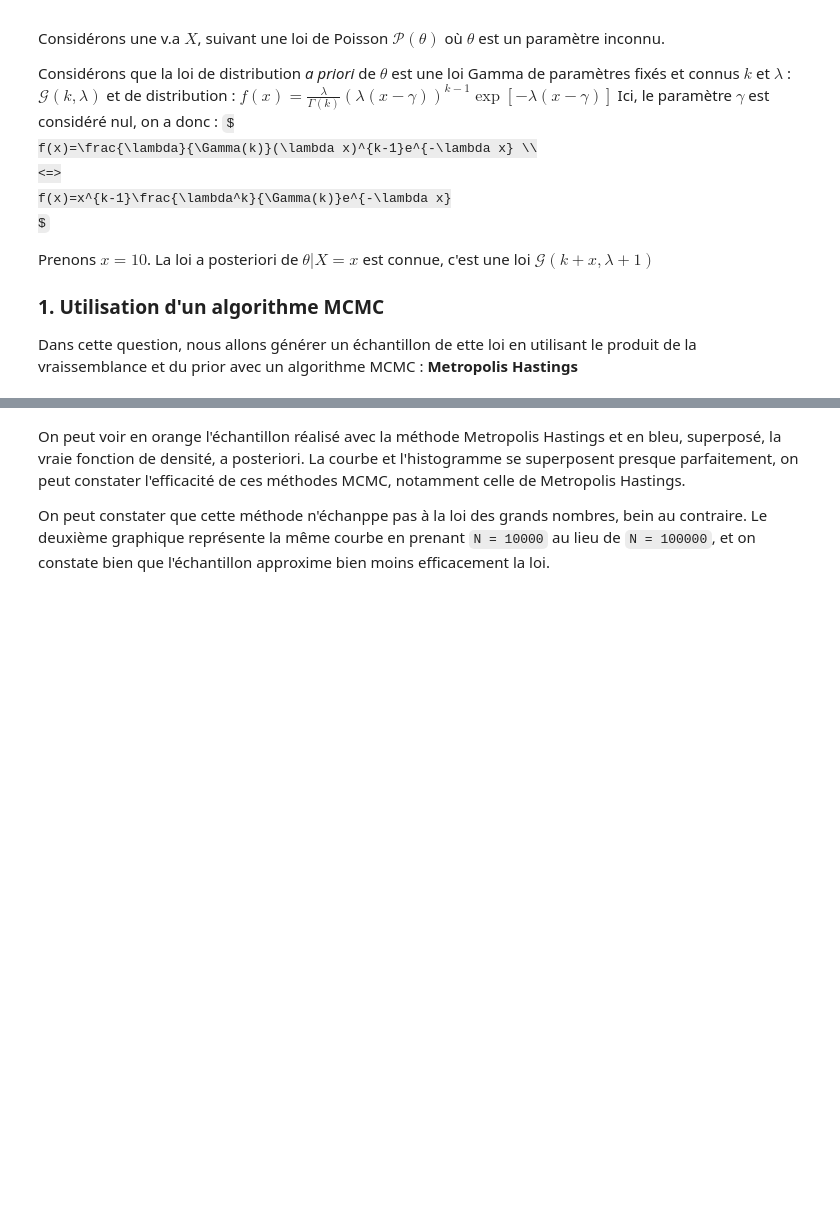
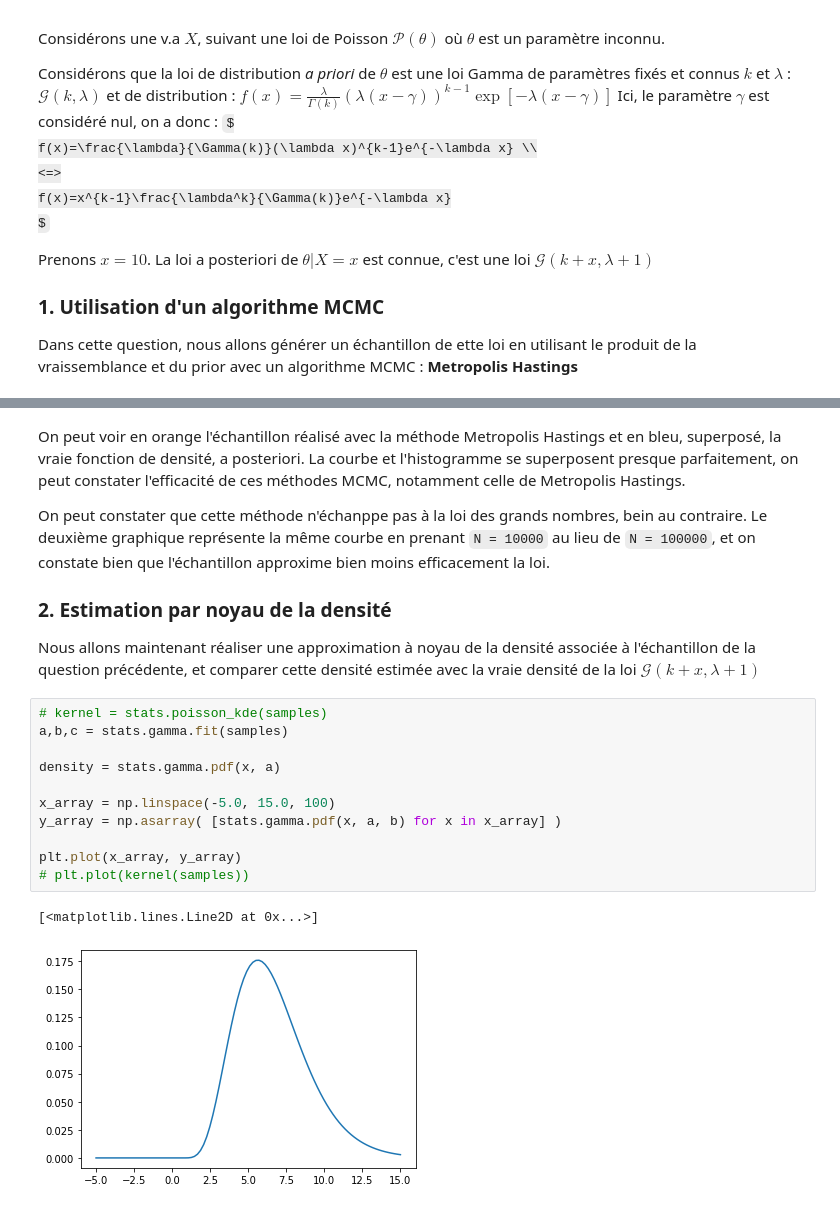
Before and after one commit to Aympab/Projet_Probas_Stats, a Jupyter notebook: probleme3.ipynb, the cells around one changed output, grey strips where cells are left out. Cells and saved outputs as stored; diff of their text form; some formulas as TeX source; blank space fills up the shorter version.

```diff
--- a/probleme3.ipynb
+++ b/probleme3.ipynb
@@ -113,3 +113,21 @@ On peut voir en orange l'échantillon réalisé avec la méthode Metropolis Hast
 La courbe et l'histogramme se superposent presque parfaitement, on peut constater l'efficacité de ces méthodes MCMC, notamment celle de Metropolis Hastings.
 
 On peut constater que cette méthode n'échanppe pas à la loi des grands nombres, bein au contraire. Le deuxième graphique représente la même courbe en prenant `N = 10000` au lieu de `N = 100000`, et on constate bien que l'échantillon approxime bien moins efficacement la loi.
+
+### 2. Estimation par noyau de la densité
+
+Nous allons maintenant réaliser une approximation à noyau de la densité associée à l'échantillon de la question précédente, et comparer cette densité estimée avec la vraie densité de la loi $\mathcal{G}(k + x, \lambda + 1)$
+# %%
+# kernel = stats.poisson_kde(samples)
+a,b,c = stats.gamma.fit(samples)
+
+density = stats.gamma.pdf(x, a)
+
+x_array = np.linspace(-5.0, 15.0, 100)
+y_array = np.asarray( [stats.gamma.pdf(x, a, b) for x in x_array] )
+
+plt.plot(x_array, y_array)
+# plt.plot(kernel(samples))
+# %% [output]
+[<matplotlib.lines.Line2D at 0x...>]
+[figure, added]
```
Also changed, not shown: parts of 2 cells of this notebook, 1 other file.
